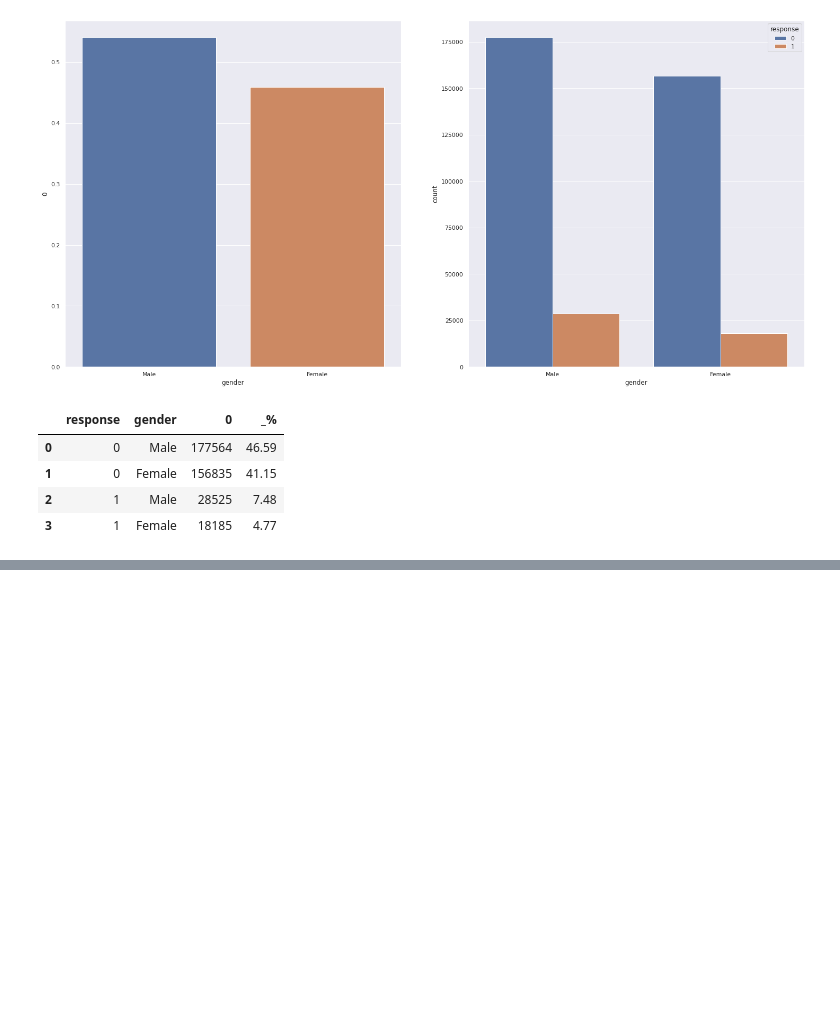
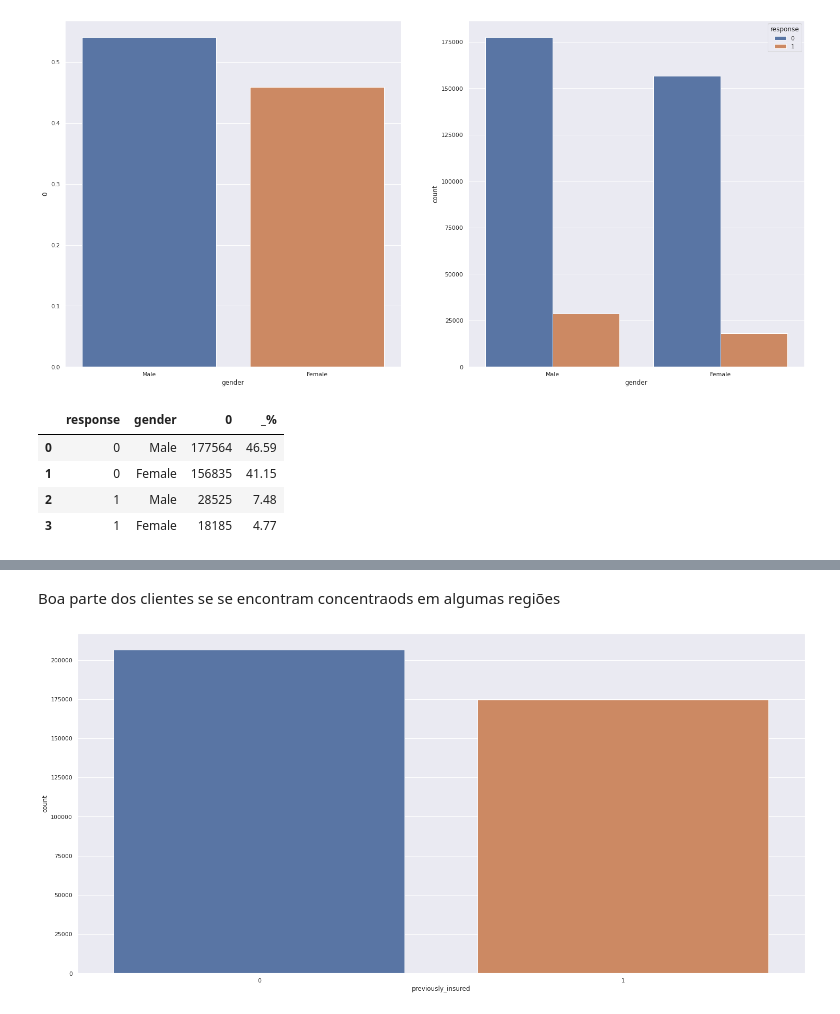
Before and after one commit to lavinomenezes/PA004, a Jupyter notebook: PA04_Insurance_all_coleta_de_dados.ipynb, the cells around one changed output, grey strips where cells are left out. Cells and saved outputs as stored; diff of their text form; code cells hidden in the pictures; blank space fills up the shorter version.

```diff
--- a/PA04_Insurance_all_coleta_de_dados.ipynb
+++ b/PA04_Insurance_all_coleta_de_dados.ipynb
@@ -189,0 +232,6 @@ aux
+# %% [markdown]
+Boa parte dos clientes se se encontram concentraods em algumas regiões
+# %%
+sns.countplot(x='previously_insured',data=cat_atributtes);
+# %% [output]
+[figure, added]
```
Also changed, not shown: parts of 11 cells of this notebook, 1 other file.
